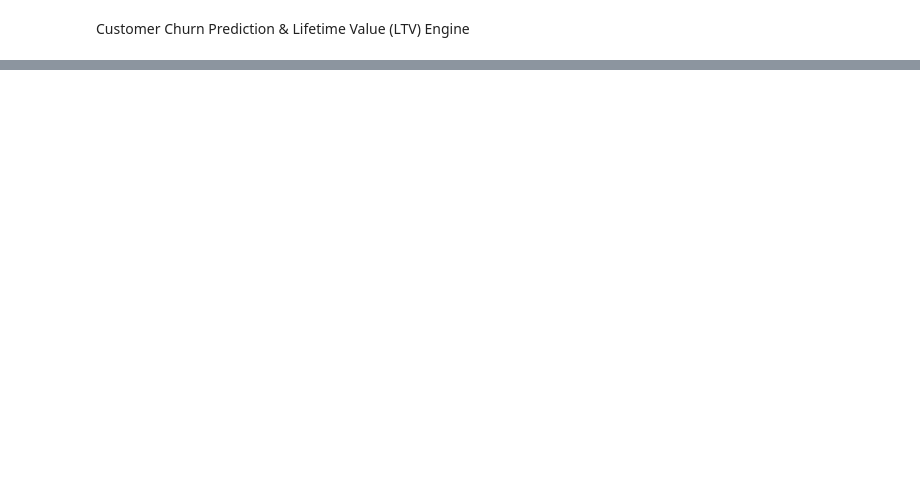
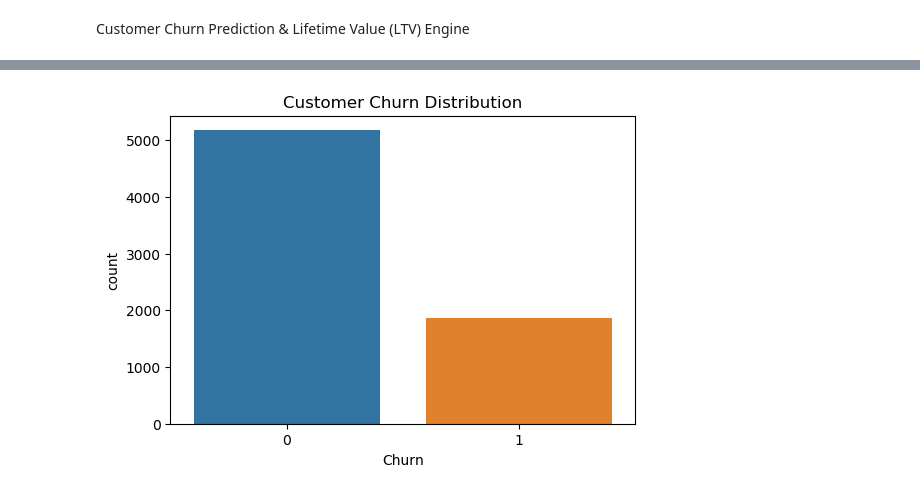
Before and after one commit to Asritha-708/Zaalima-Data-Analytics-Project, a Jupyter notebook: notebooks/customer_churn_prediction.ipynb, the cells around one changed output, grey strips where cells are left out. Saved outputs shown, nothing was run; the diff lists cells and outputs as text; code cells hidden in the pictures; blank space fills up the shorter version.

Commit message:
Complete customer churn prediction project with evaluation and documentation

```diff
--- a/notebooks/customer_churn_prediction.ipynb
+++ b/notebooks/customer_churn_prediction.ipynb
@@ -716,0 +13,5 @@ LTV model saved successfully!
+# %%
+#load datset
+df = pd.read_csv("../data/cleaned/encoded_telco.csv")
+
+df.head()
@@ -716,0 +93,7 @@ LTV model saved successfully!
+# %%
+#feature engineering
+df["AvgMonthlySpend"] = df["TotalCharges"]/(df["tenure"]+1)
+
+df["IsLongTerm"]=(df["tenure"]>24).astype(int)
+
+df.head()
@@ -716,0 +108,8 @@ LTV model saved successfully!
+# %%
+#remove customerid
+df=df.drop("customerID",axis=1)
+# %%
+#encoding remaining columns
+df=pd.get_dummies(df,drop_first=True)
+
+df.head()
@@ -716,0 +145,11 @@ LTV model saved successfully!
+# %%
+#churn distrubition
+plt.figure(figsize=(6,4))
+
+sns.countplot(x="Churn",data=df)
+
+plt.title("Customer Churn Distribution")
+
+plt.show()
+# %% [output]
+[figure, added]
```
Also changed, not shown: parts of 112 cells of this notebook, 6 other files.
